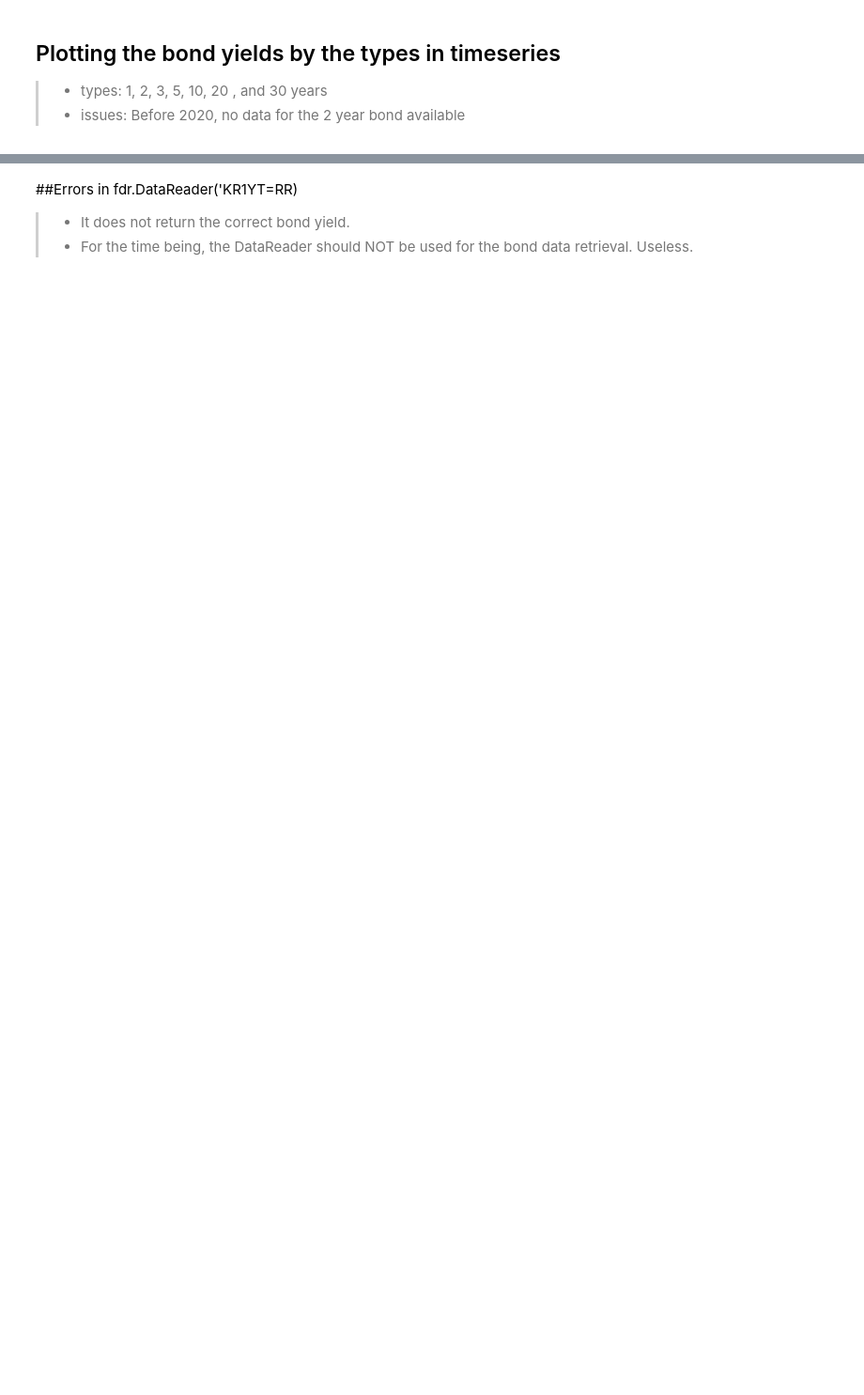
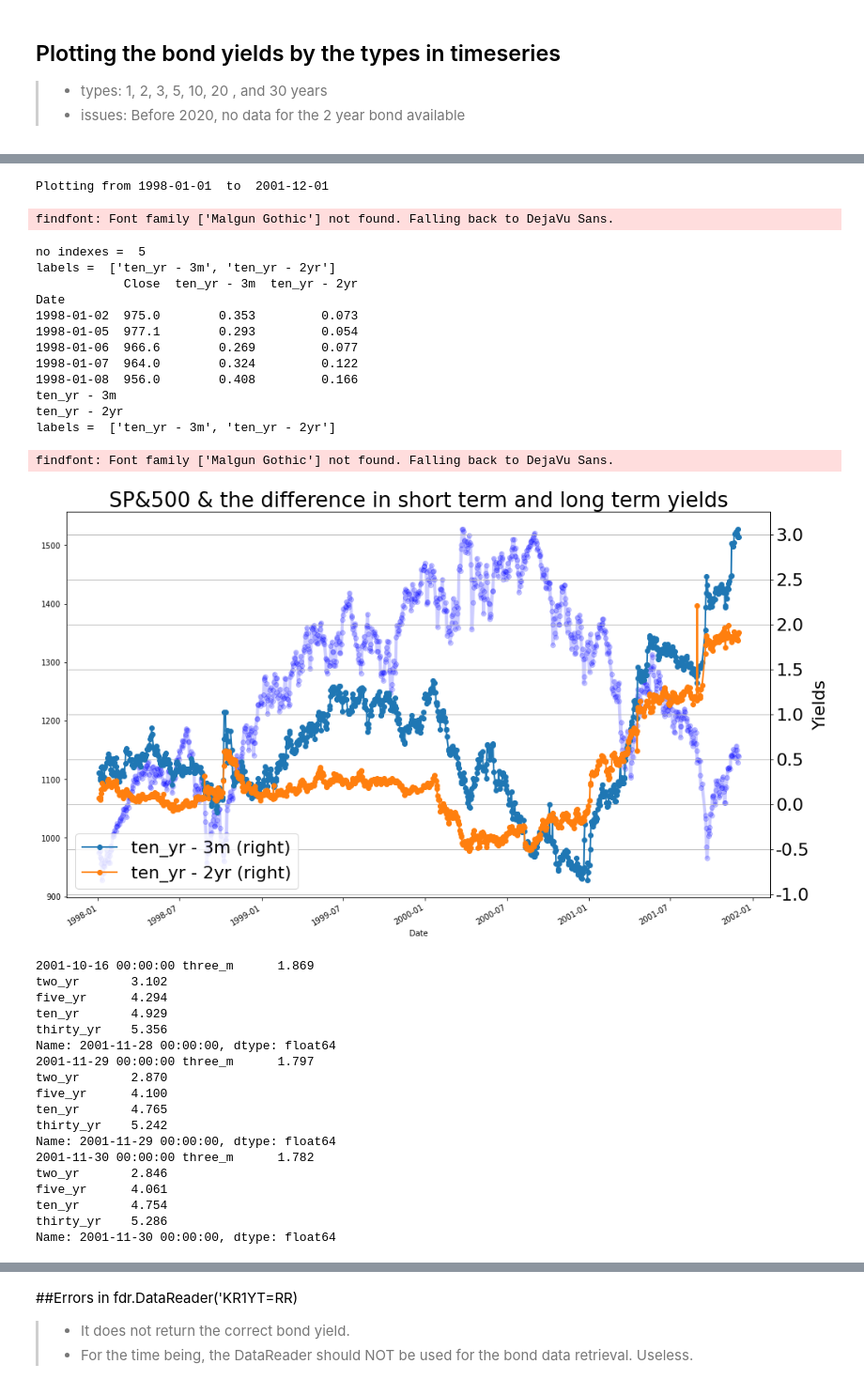
Before and after one commit to kimdesok/FinanceDataReader, a Jupyter notebook: BondYields.ipynb, the cells around one changed output, grey strips where cells are left out. Shown at 94% size. Cells and saved outputs as stored; diff of their text form; code cells hidden in the pictures; blank space fills up the shorter version.

```diff
--- a/BondYields.ipynb
+++ b/BondYields.ipynb
@@ -295,0 +310,37 @@ def us_timeseries_bond_yield_graphs(start_date, end_date):
+# %%
+us_timeseries_bond_yield_graphs('1998-01-01',  '2001-12-01')
+# %% [output]
+Plotting from 1998-01-01  to  2001-12-01
+findfont: Font family ['Malgun Gothic'] not found. Falling back to DejaVu Sans.
+no indexes =  5
+labels =  ['ten_yr - 3m', 'ten_yr - 2yr']
+            Close  ten_yr - 3m  ten_yr - 2yr
+Date
+1998-01-02  975.0        0.353         0.073
+1998-01-05  977.1        0.293         0.054
+1998-01-06  966.6        0.269         0.077
+1998-01-07  964.0        0.324         0.122
+1998-01-08  956.0        0.408         0.166
+ten_yr - 3m
+ten_yr - 2yr
+labels =  ['ten_yr - 3m', 'ten_yr - 2yr']
+findfont: Font family ['Malgun Gothic'] not found. Falling back to DejaVu Sans.
+[figure, added]
+2001-10-16 00:00:00 three_m      1.869
+two_yr       3.102
+five_yr      4.294
+ten_yr       4.929
+thirty_yr    5.356
+Name: 2001-11-28 00:00:00, dtype: float64
+2001-11-29 00:00:00 three_m      1.797
+two_yr       2.870
+five_yr      4.100
+ten_yr       4.765
+thirty_yr    5.242
+Name: 2001-11-29 00:00:00, dtype: float64
+2001-11-30 00:00:00 three_m      1.782
+two_yr       2.846
+five_yr      4.061
+ten_yr       4.754
+thirty_yr    5.286
+Name: 2001-11-30 00:00:00, dtype: float64
```
Also changed, not shown: parts of 14 cells of this notebook.
